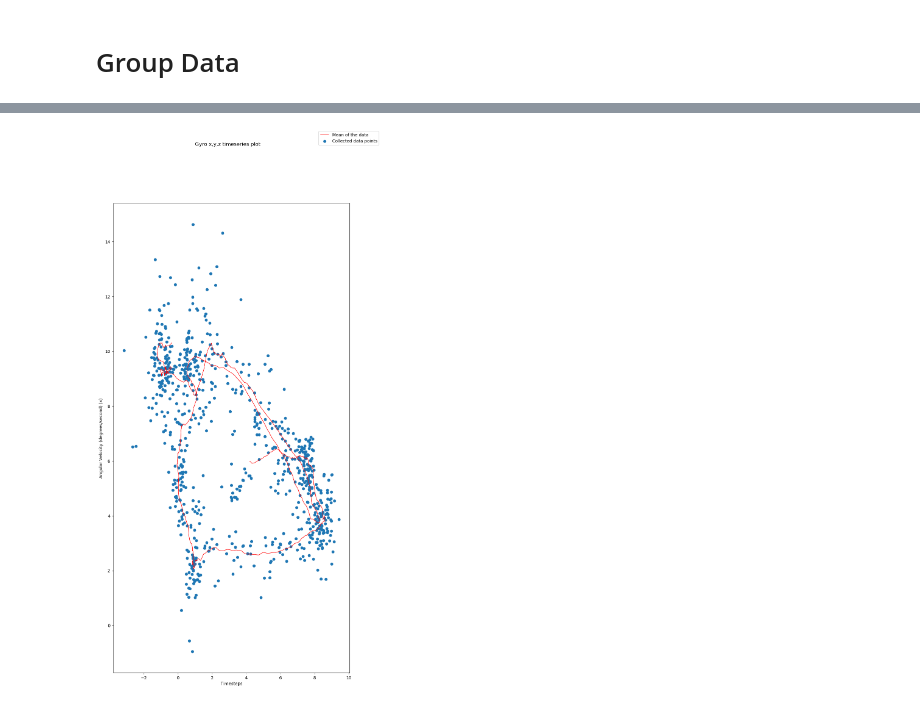
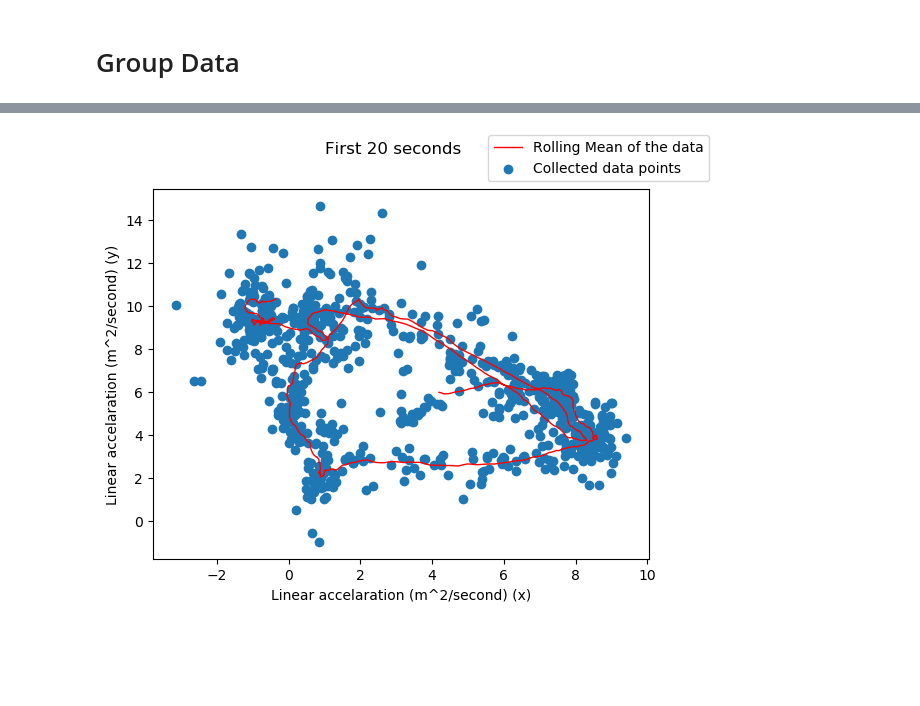
Before and after one commit to bansaldh/EECE5554, a Jupyter notebook: LAB3/src/Analysis/analysis_of_data.ipynb, the cells around one changed output, grey strips where cells are left out. Saved outputs shown, nothing was run; the diff lists cells and outputs as text; code cells hidden in the pictures; blank space fills up the shorter version.

```diff
--- a/LAB3/src/Analysis/analysis_of_data.ipynb
+++ b/LAB3/src/Analysis/analysis_of_data.ipynb
@@ -804,9 +862,16 @@ X = group_data[".Header.stamp.secs"][:800]
 Y_x = group_data[".imu.linear_accelaration.x"][:800]
 Y_y = group_data[".imu.linear_accelaration.y"][:800]
 Y_z = group_data[".imu.linear_accelaration.z"][:800]
-# Y_x = group_data["roll"][3200:4000]
-# Y_y = group_data["pitch"][3200:4000]
-# Y_z = group_data["yaw"][3200:4000]
+
+# X = group_data[".Header.stamp.secs"][960:2000]
+# Y_x = group_data[".imu.linear_accelaration.x"][960:2000]
+# Y_y = group_data[".imu.linear_accelaration.y"][960:2000]
+# Y_z = group_data[".imu.linear_accelaration.z"][960:2000]
+
+# X = group_data[".Header.stamp.secs"][2080:2240]
+# Y_x = group_data[".imu.linear_accelaration.x"][2080:2240]
+# Y_y = group_data[".imu.linear_accelaration.y"][2080:2240]
+# Y_z = group_data[".imu.linear_accelaration.z"][2080:2240]
 
 Y_mean_x = np.mean(Y_x)*np.ones(np.shape(X))
 Y_std_x = np.std(Y_x)
@@ -825,45 +890,52 @@ Y_meanz2 = pd.Series(Y_z).rolling(window=40).mean().values
 
 
 # fig, axs = plt.subplots(3, sharex=True, sharey=False,figsize=(10,20))
-fig, axs = plt.subplots(figsize=(10,20))
+fig, axs = plt.subplots()
 
 fig.suptitle('First 20 seconds')
+# fig.suptitle('52nd to 56th second')
 
 
 axs.scatter(Y_x,Y_y,  label="Collected data points")
+# axs.scatter(Y_y,Y_z,  label="Collected data points")
 # axs.plot(X,Y_y,  label="Collected data points")
 # axs.plot(X,Y_z,  label="Collected data points")
 # axs.plot(Y_z,X,  label="Collected data points")
-axs.plot(Y_meanx2, Y_meany2, color='r', lw=1, label="Mean of the data")
+axs.plot(Y_meanx2, Y_meany2, color='r', lw=1, label="Rolling Mean of the data")
+# axs.plot(Y_meany2, Y_meanz2, color='r', lw=1, label="Rolling Mean of the data")
 # axs[0].plot(X, Y_mean_x+Y_std_x, color='k', lw=1, label="Standard deviation of the data")
 # axs[0].plot(X, Y_mean_x-Y_std_x, color='k', lw=1, label="Standard deviation of the data")
 # axs[0].plot(X, Y_meanx2, color='orange', lw=1, label="Rolling Mean (100 samples)")
 
 
 # axs.plot(X,Y_y, label="Collected data points")
 # axs[1].plot(X, Y_mean_y, color='r', lw=1, label="Mean of the data")
 # axs[1].plot(X, Y_mean_y+Y_std_y, color='k', lw=1, label="Standard deviation of the data")
 # axs[1].plot(X, Y_mean_y-Y_std_y, color='k', lw=1, label="Standard deviation of the data")
 # axs[1].plot(X, Y_meany2, color='orange', lw=1, label="Rolling Mean (100 samples)")
 
 
 # axs.plot(X,Y_z, label="Collected data points")
 # axs[2].plot(X, Y_mean_z, color='r', lw=1, label="Mean of the data")
 # axs[2].plot(X, Y_mean_z+Y_std_z, color='k', lw=1, label="Standard deviation of the data")
 # axs[2].plot(X, Y_mean_z-Y_std_z, color='k', lw=1, label="Standard deviation of the data")
 # axs[2].plot(X, Y_meanz2, color='orange', lw=1, label="Rolling Mean (100 samples)")
 
 
-axs.set_xlabel("Timesteps")
-# axs[1].set_xlabel("Timesteps")
-# axs[2].set_xlabel("Timesteps")
-axs.set_ylabel("Linear accelaration (degrees/second) (x)")
+axs.set_xlabel("Linear accelaration (m^2/second) (x)")
+# # axs[1].set_xlabel("Timesteps")
+# # axs[2].set_xlabel("Timesteps")
+axs.set_ylabel("Linear accelaration (m^2/second) (y)")
+# axs.set_xlabel("Linear accelaration (m^2/second) (x)")
+# axs.set_ylabel("Linear accelaration (m^2/second) (y)")
+# axs.set_xlabel("Linear accelaration (m^2/second) (y)")
+# axs.set_ylabel("Linear accelaration (m^2/second) (z)")
 # axs[1].set_ylabel("Angular Velocity (degrees/second) (y)")
 # axs[2].set_ylabel("Angular Velocity (degrees/second) (z)")
 
 handles, labels = axs.get_legend_handles_labels()
 fig.legend(handles, labels, loc='upper right')
 plt.show()
 # %% [output]
-[figure, old version]
+[figure, new version]
 # %%
```
Also changed, not shown: parts of 4 cells of this notebook, 6 other files.
